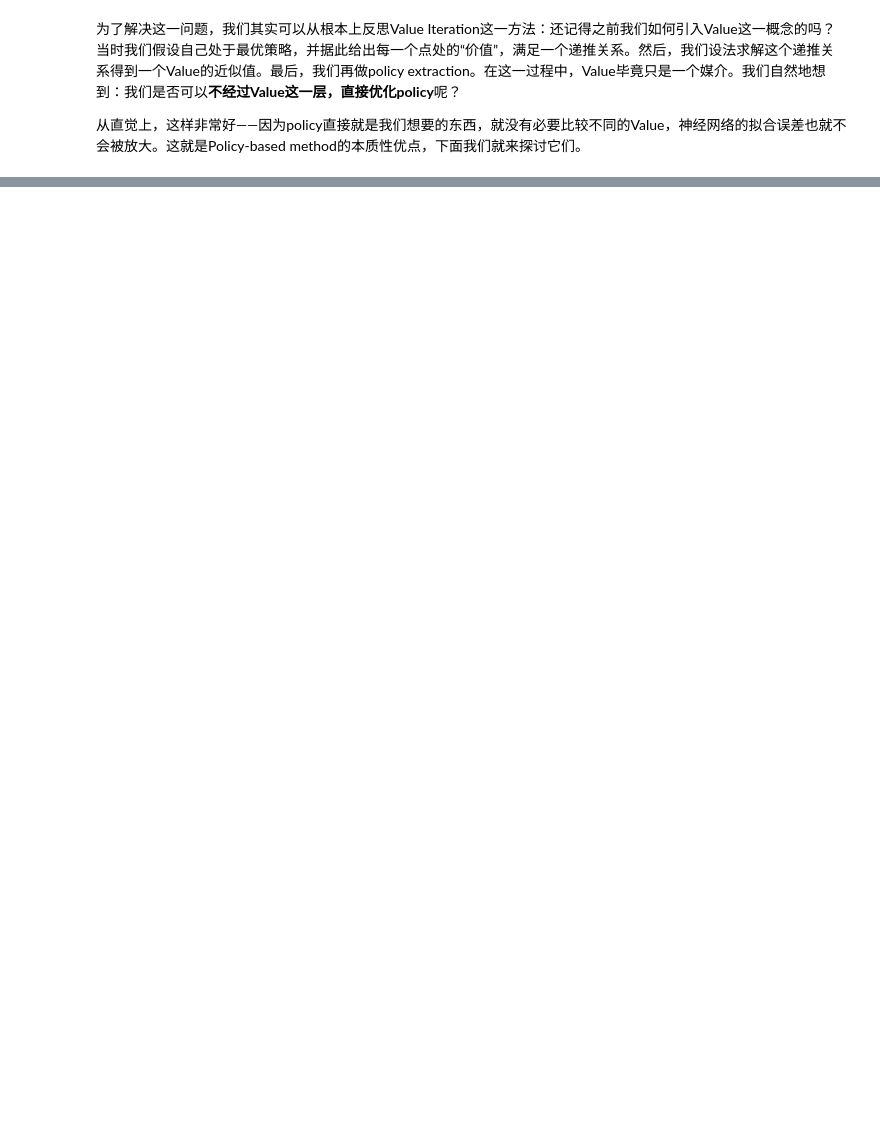
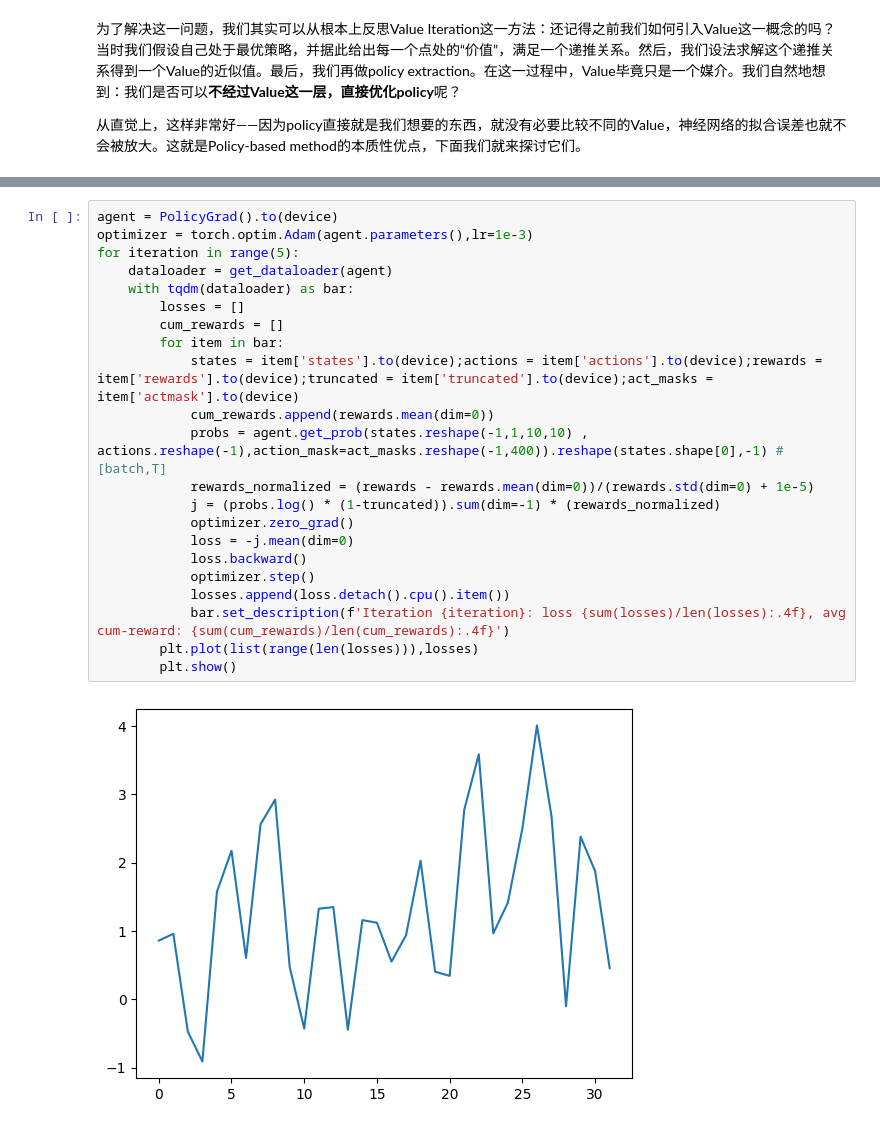
Before and after one commit to Hidden-Hyperparameter/RL-notes, a Jupyter notebook: tutorials/0-intro.ipynb, the cells around one changed output, grey strips where cells are left out. Drawn from its saved outputs; the diff is of its cells as text; blank space fills up the shorter version.

```diff
--- a/tutorials/0-intro.ipynb
+++ b/tutorials/0-intro.ipynb
@@ -949,0 +1166,24 @@ print(sorted(lst,reverse=True,key=lambda x: x[1])[:5])
+# %%
+agent = PolicyGrad().to(device)
+optimizer = torch.optim.Adam(agent.parameters(),lr=1e-3)
+for iteration in range(5):
+    dataloader = get_dataloader(agent)
+    with tqdm(dataloader) as bar:
+        losses = []
+        cum_rewards = []
+        for item in bar:
+            states = item['states'].to(device);actions = item['actions'].to(device);rewards = item['rewards'].to(device);truncated = item['truncated'].to(device);act_masks = item['actmask'].to(device)
+            cum_rewards.append(rewards.mean(dim=0))
+            probs = agent.get_prob(states.reshape(-1,1,10,10) , actions.reshape(-1),action_mask=act_masks.reshape(-1,400)).reshape(states.shape[0],-1) # [batch,T]
+            rewards_normalized = (rewards - rewards.mean(dim=0))/(rewards.std(dim=0) + 1e-5)
+            j = (probs.log() * (1-truncated)).sum(dim=-1) * (rewards_normalized)
+            optimizer.zero_grad()
+            loss = -j.mean(dim=0)
+            loss.backward()
+            optimizer.step()
+            losses.append(loss.detach().cpu().item())
+            bar.set_description(f'Iteration {iteration}: loss {sum(losses)/len(losses):.4f}, avg cum-reward: {sum(cum_rewards)/len(cum_rewards):.4f}')
+        plt.plot(list(range(len(losses))),losses)
+        plt.show()
+# %% [output]
+[figure, added]
```
Also changed, not shown: parts of 44 cells of this notebook, 2 other files.
